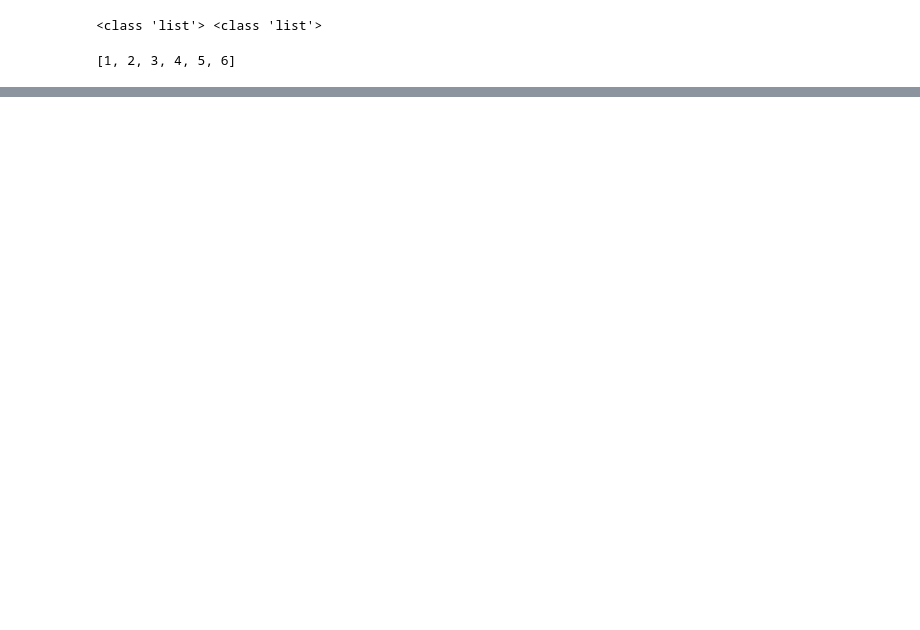
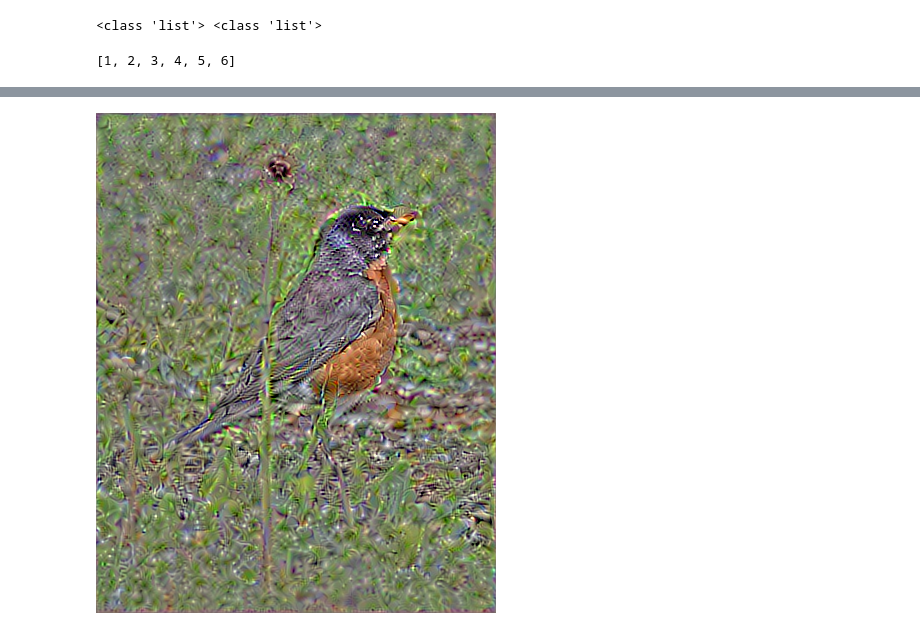
Before and after one commit to aidiary/notebooks, a Jupyter notebook: keras/170808-neural-style-transfer.ipynb, the cells around one changed output, grey strips where cells are left out. Drawn from its saved outputs; the diff is of its cells as text; code cells hidden in the pictures; blank space fills up the shorter version.

```diff
--- a/keras/170808-neural-style-transfer.ipynb
+++ b/keras/170808-neural-style-transfer.ipynb
@@ -203,0 +240,4 @@ def solve_image(eval_obj, niter, x):
+# %%
+Image.open('results/res_at_iteration_9.png')
+# %% [output]
+[figure, added]
```
Also changed, not shown: parts of 37 cells of this notebook.
